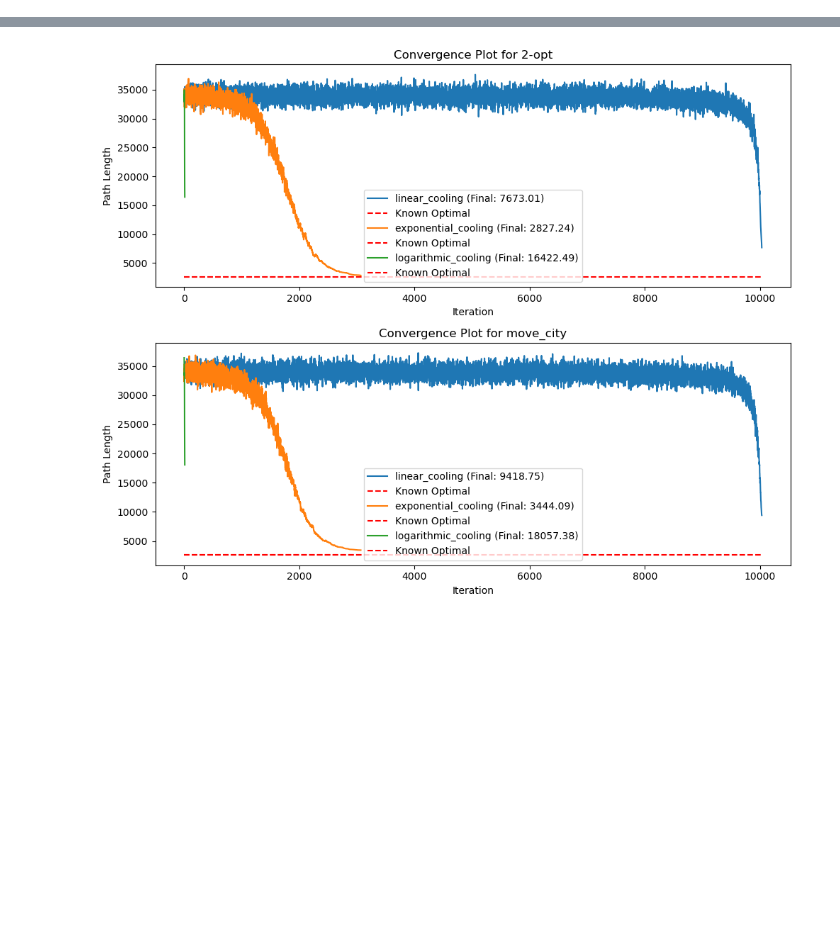
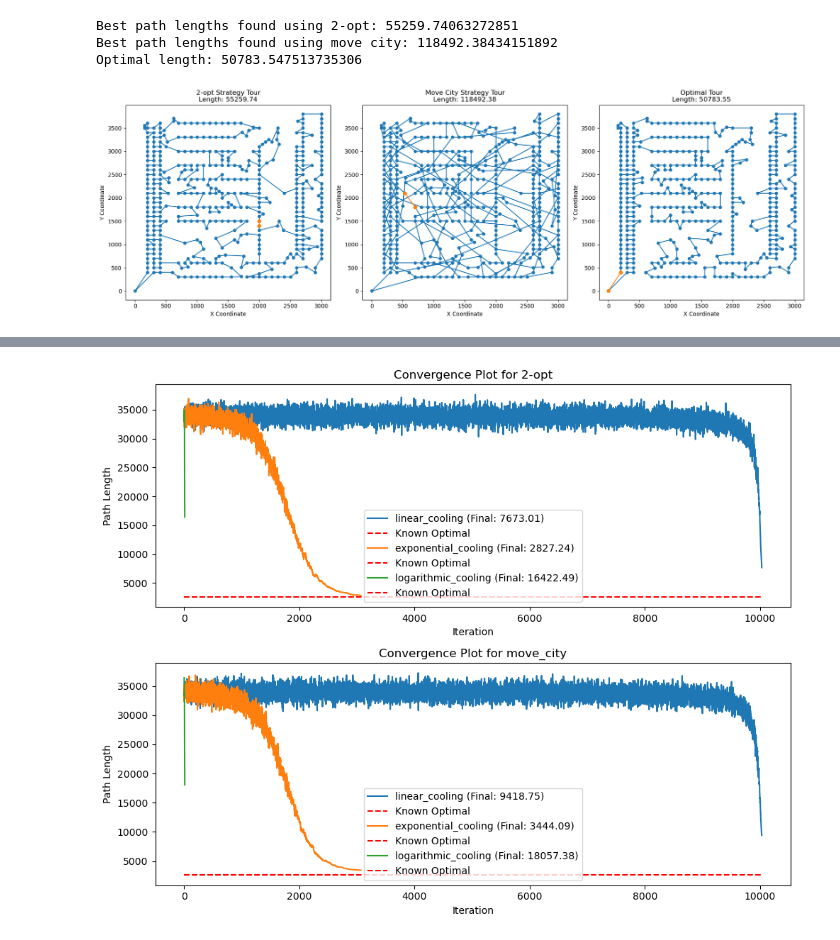
Before and after one commit to jazminli/TSP-Assignment3, a Jupyter notebook: 1-3.ipynb, the cells around one changed output, grey strips where cells are left out. Drawn from its saved outputs; the diff is of its cells as text; code cells hidden in the pictures; blank space fills up the shorter version.

```diff
--- a/1-3.ipynb
+++ b/1-3.ipynb
@@ -142,0 +254,39 @@ def multiple_runs_simulated_annealing(distance_matrix, runs, initial_temp, final
+# %%
+# Datas
+cities442 = parse_tsp('pcb442.tsp.txt')
+distance_matrix = create_distance_matrix(cities442)
+opt_tour442 = parse_opt_tour('pcb442.opt.tour.txt')
+opt_length442 = path_length(distance_matrix, opt_tour442)
+
+
+# Parameters
+runs = 1
+initial_temp = 10000
+final_temp = 1
+alpha = 0.997
+
+# 2-opt
+best_tour_2opt_442, best_length_2opt_442, _ = multiple_runs_simulated_annealing(distance_matrix, runs, initial_temp, final_temp, alpha, '2-opt', exponential_cooling)
+
+# Move city
+best_tour_move_city_442, best_length_move_city_442, _ = multiple_runs_simulated_annealing(distance_matrix, runs, initial_temp, final_temp, alpha, 'move_city', exponential_cooling)
+
+print("Best path lengths found using 2-opt:", best_length_2opt_442)
+print("Best path lengths found using move city:", best_length_move_city_442)
+print("Optimal length:", opt_length442)
+# %% [output]
+Best path lengths found using 2-opt: 55259.74063272851
+Best path lengths found using move city: 118492.38434151892
+Optimal length: 50783.547513735306
+# %%
+# PLot the path tour of different strategies and the optimal tour
+plt.figure(figsize=(18, 6))
+
+plot_tour(cities442, best_tour_2opt_442, "2-opt Strategy Tour", best_length_2opt_442, 1)
+plot_tour(cities442, best_tour_move_city_442, "Move City Strategy Tour", best_length_move_city_442, 2)
+plot_tour(cities442, opt_tour442, "Optimal Tour", opt_length442, 3)
+
+plt.tight_layout()
+plt.show()
+# %% [output]
+[figure, added]
```
Also changed, not shown: parts of 30 cells of this notebook, 2 other files.
